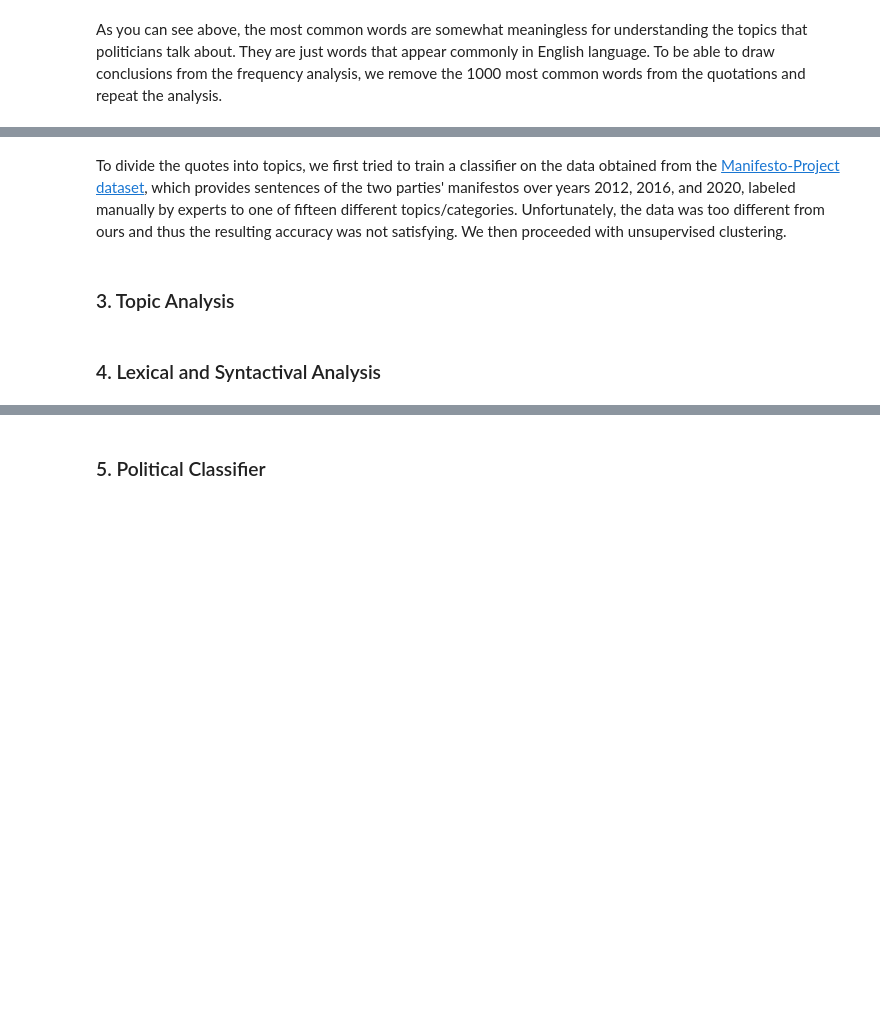
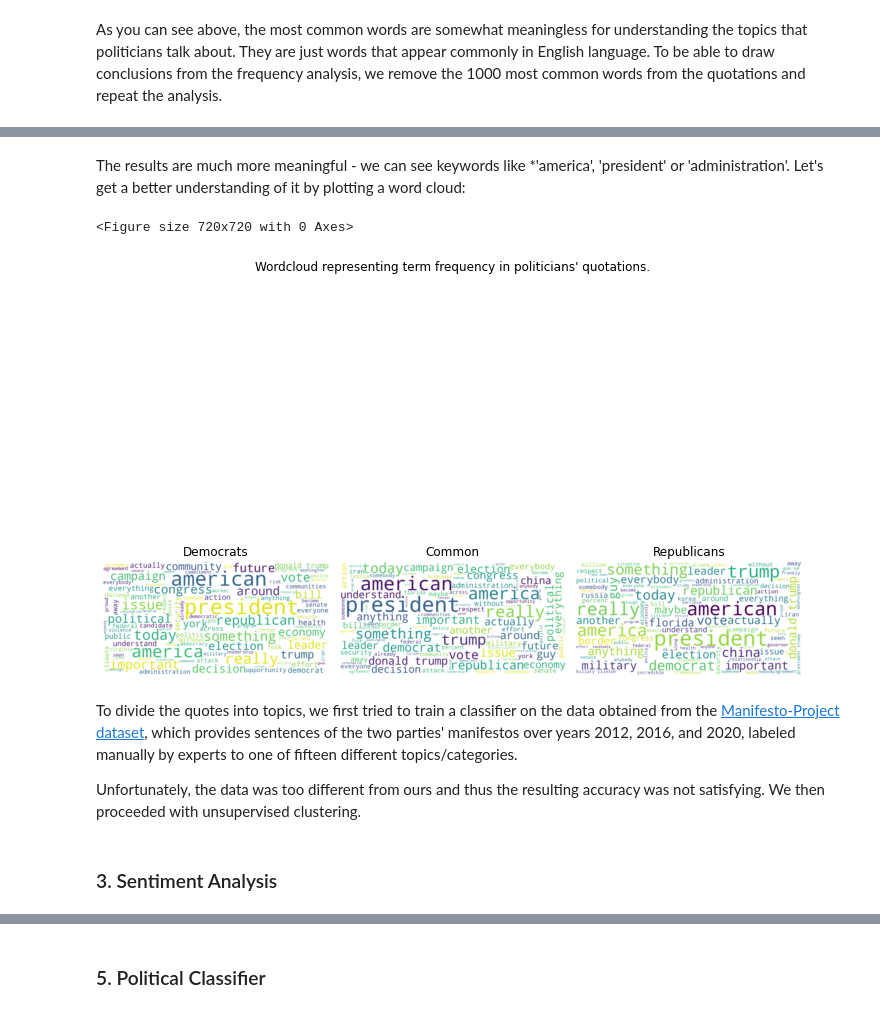
Before and after one commit to cndesabbata/Political-affiliation-predictor-from-quotes, a Jupyter notebook: political_classifier.ipynb, the cells around one changed output, grey strips where cells are left out. Cells and saved outputs as stored; diff of their text form; code cells hidden in the pictures; blank space fills up the shorter version.

Commit message:
add updated word cloud to final nb, complete readability analysis in final nb, add initial classifier code to final nb, various bugfixes

```diff
--- a/political_classifier.ipynb
+++ b/political_classifier.ipynb
@@ -247,2 +189,13 @@ Name: quotation, dtype: int64
 # %% [markdown]
 As you can see above, the most common words are somewhat meaningless for understanding the topics that politicians talk about. They are just words that appear commonly in English language. To be able to draw conclusions from the frequency analysis, we remove the 1000 most common words from the quotations and repeat the analysis.
+# %%
+# load the list of most common english words, taken from: https://gist.github.com/deekayen/4148741
+def read_most_common(path):
+    most_common = []
+    with open(path, "r") as file:
+        for line in file.readlines():
+            most_common.append(line.strip())
+    return most_common
+
+most_common = read_most_common('data/misc/most_common_words_1000.txt')
+most_common[:12]
@@ -272,5 +241,47 @@ plt.show()
+# %% [markdown]
+The results are much more meaningful - we can see keywords like *'america', 'president' or 'administration'. Let's get a better understanding of it by plotting a word cloud:
+# %%
+# adapted from: https://www.datacamp.com/community/tutorials/wordcloud-python
+from wordcloud import WordCloud
+import matplotlib.pyplot as plt
+
+def make_wordcloud(df):
+    words = get_words(df)
+    filtered_words = filter_words(words)
+
+    plt.rcParams["figure.figsize"] = (10,10)
+
+    wordcloud = WordCloud(width=1600, height = 800, max_font_size=150, max_words=100, background_color="white")
+    wordcloud.generate(" ".join(filtered_words))
+    return wordcloud
+
+demWordcloud = make_wordcloud(sampleDf[sampleDf['party'] == 29552])
+repWordcloud = make_wordcloud(sampleDf[sampleDf['party'] == 29468])
+commonWordcloud = make_wordcloud(sampleDf)
+
+plt.figure()
+fig, axs = plt.subplots(1, 3)
+fig.suptitle("Wordcloud representing term frequency in politicians' quotations.")
+
+axs[0].set_title('Democrats')
+axs[0].imshow(demWordcloud, interpolation="bilinear")
+axs[1].set_title('Common')
+axs[1].imshow(commonWordcloud, interpolation="bilinear")
+axs[2].set_title('Republicans')
+axs[2].imshow(repWordcloud, interpolation="bilinear")
+
+for ax in axs:
+    ax.axis('off')
+
+fig.tight_layout()
+plt.show()
+# %% [output]
+<Figure size 720x720 with 0 Axes>
+[figure, added]
 # %% [markdown]
-To divide the quotes into topics, we first tried to train a classifier on the data obtained from the [Manifesto-Project dataset](https://manifestoproject.wzb.eu), which provides sentences of the two parties' manifestos over years 2012, 2016, and 2020, labeled manually by experts to one of fifteen different topics/categories. Unfortunately, the data was too different from ours and thus the resulting accuracy was not satisfying. We then proceeded with unsupervised clustering.
+To divide the quotes into topics, we first tried to train a classifier on the data obtained from the [Manifesto-Project dataset](https://manifestoproject.wzb.eu), which provides sentences of the two parties' manifestos over years 2012, 2016, and 2020, labeled manually by experts to one of fifteen different topics/categories.
+
+Unfortunately, the data was too different from ours and thus the resulting accuracy was not satisfying. We then proceeded with unsupervised clustering.
 # %%
 if not os.path.exists("data/BERTopic_model"):
     # Create Topic Model
@@ -281,6 +292,4 @@ topics = topic_model.fit_transform(quotes)
 freq = topic_model.get_topic_info()
 freq.head(10)
 # %% [markdown]
-### 3. Topic Analysis
+### 3. Sentiment Analysis
-# %% [markdown]
-### 4. Lexical and Syntactival Analysis
```
Also changed, not shown: parts of 45 cells of this notebook, 1 other file.
